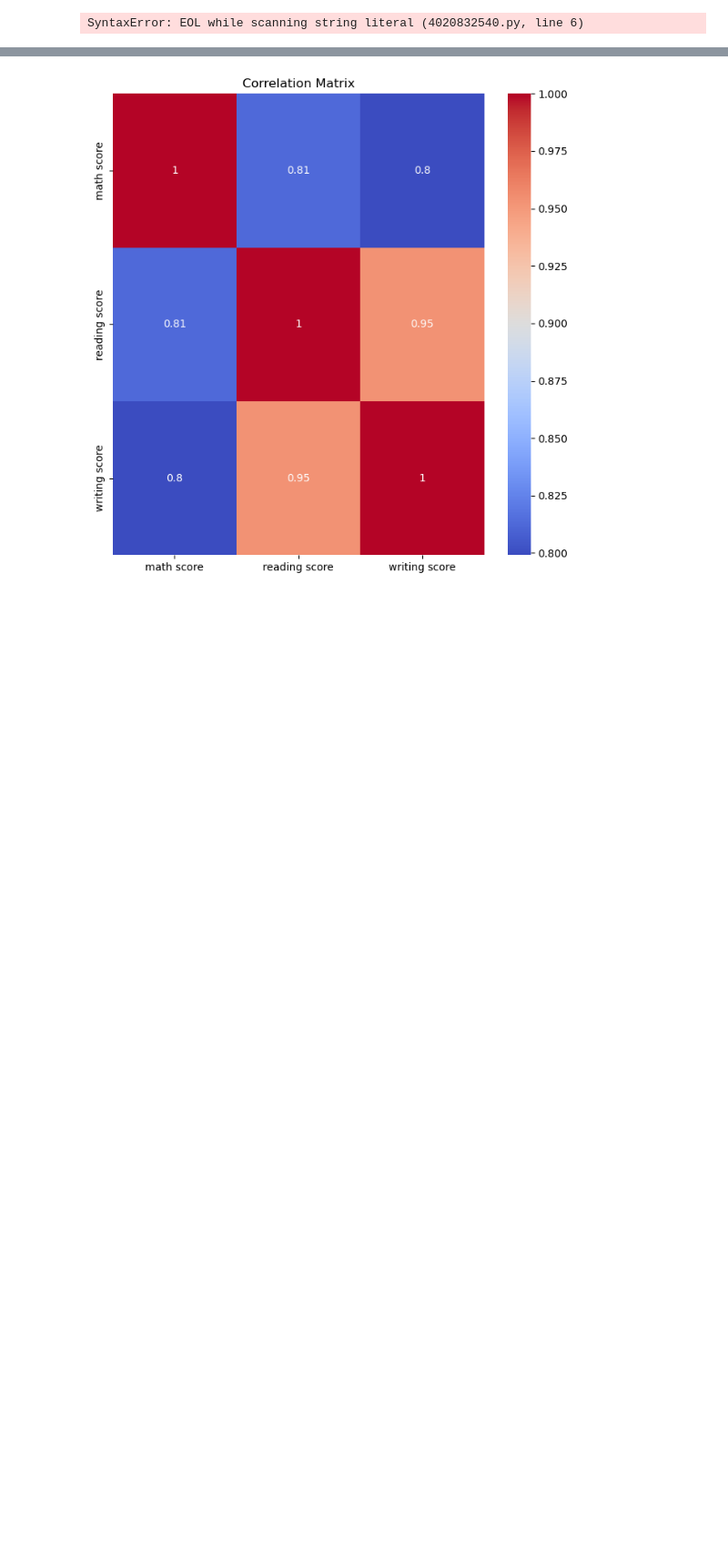
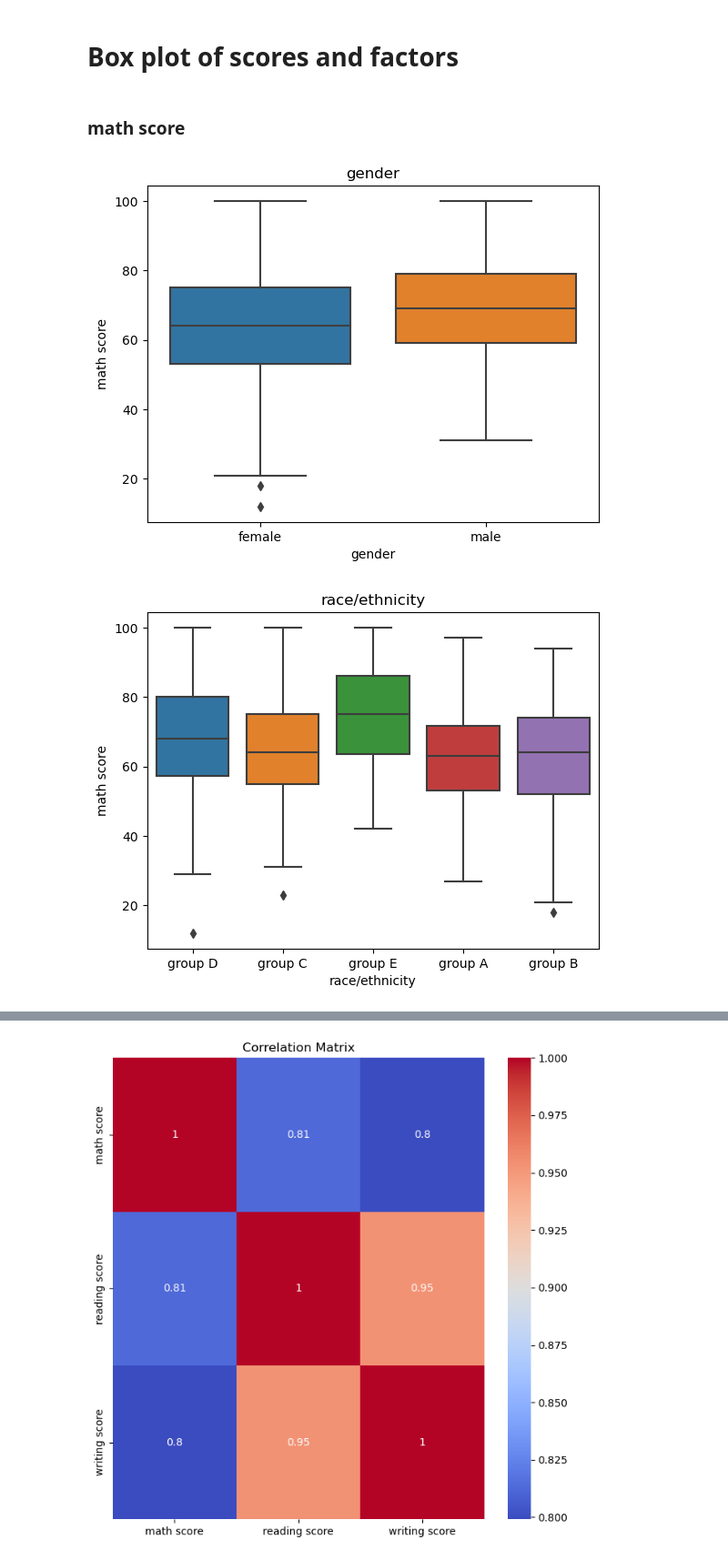
Before and after one commit to sahartvk/DataMining_Exam-Scores, a Jupyter notebook: project.ipynb, the cells around one changed output, grey strips where cells are left out. Shown: that part at 91% size. Drawn from its saved outputs; the diff is of its cells as text; code cells hidden in the pictures; blank space fills up the shorter version.

```diff
--- a/project.ipynb
+++ b/project.ipynb
@@ -42,13 +71,16 @@ plt.show()
+# %% [markdown]
+# Box plot of scores and factors
+# %% [markdown]
+### math score
 # %%
 # Pair plot of scores and factors
-sns.pairplot(data, vars=['math score', 'reading score', 'writing score'], hue='test preparation')
-plt.show()
+# sns.pairplot(data, vars=['math score', 'reading score', 'writing score'], hue='test preparation course')
+# plt.show()
 
-# Box plot of scores and factors
-for col in ['gender', 'race/ethnicity', 'parental level', 'lunch', 'test preparation course
-']:
+for col in ['gender', 'race/ethnicity', 'parental level of education', 'lunch', 'test preparation course']:
     sns.boxplot(x=col, y='math score', data=data)
     plt.title(col)
     plt.show()
 # %% [output]
-SyntaxError: EOL while scanning string literal (4020832540.py, line 6)
+[figure, added]
+[figure, added]
```
Also changed, not shown: parts of 14 cells of this notebook.
